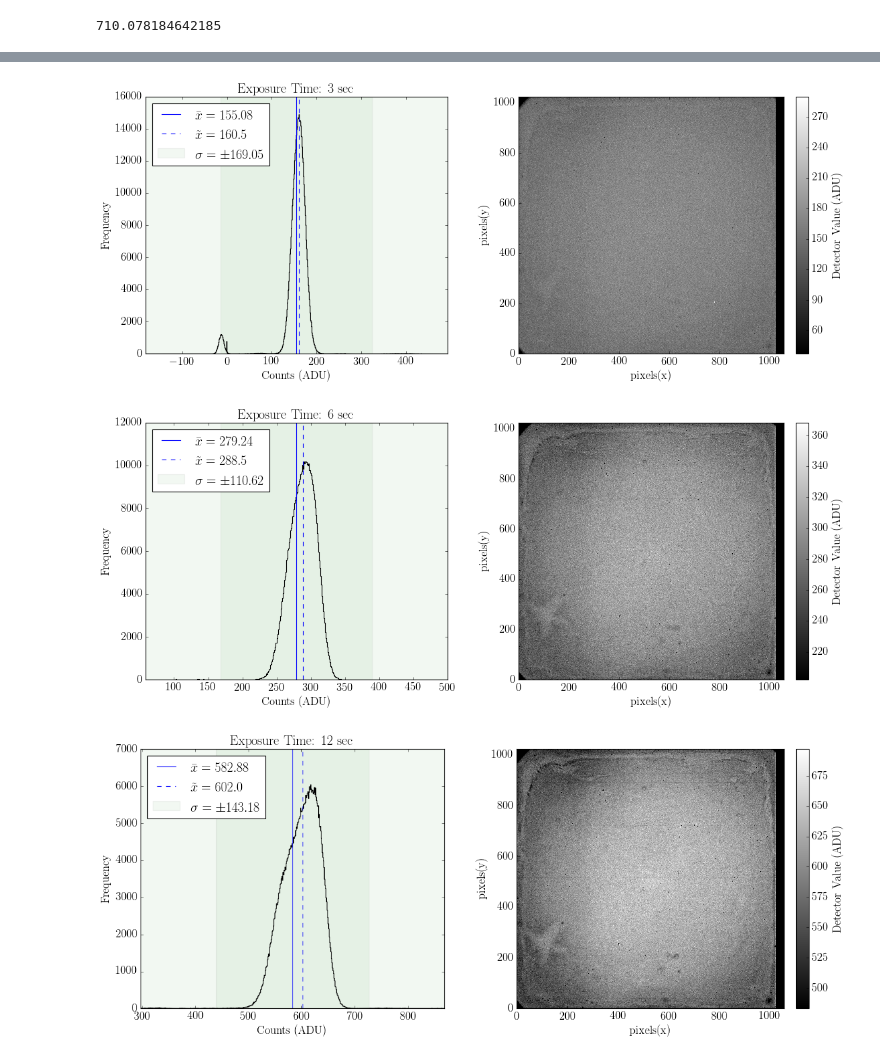
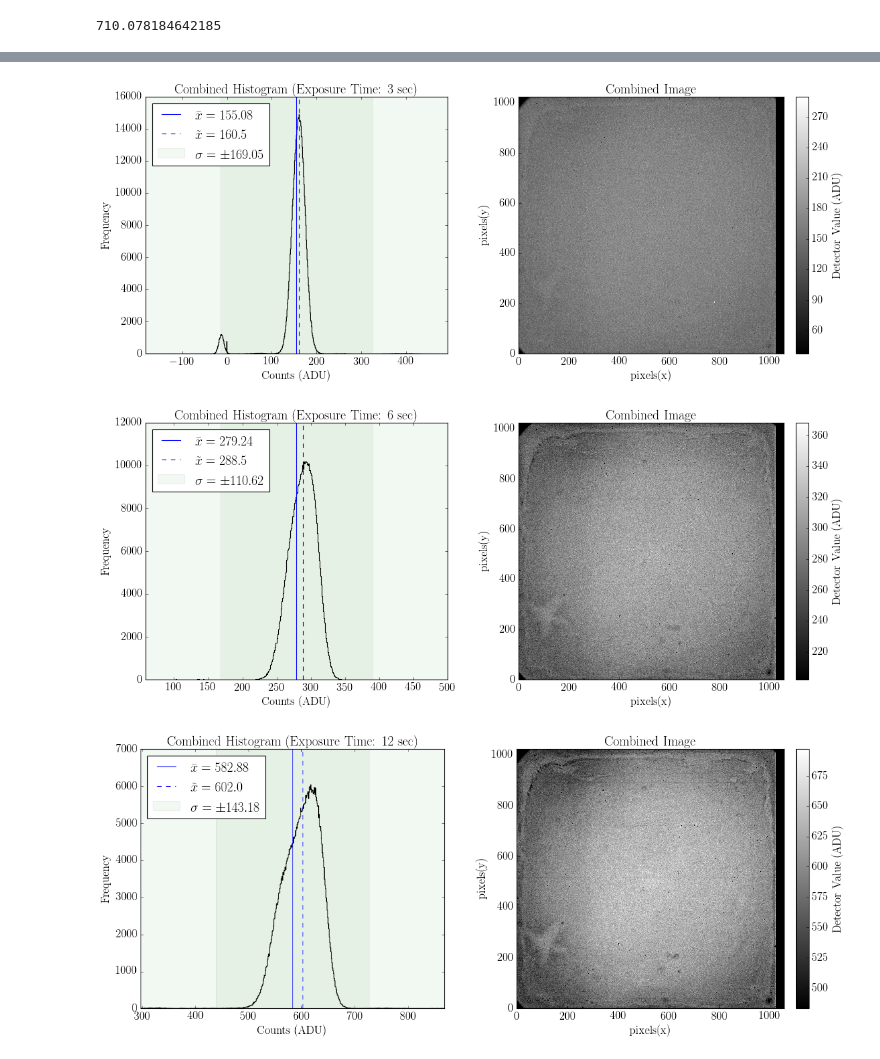
Before and after one commit to jbirky/photonCounting, a Jupyter notebook: analysis.ipynb, the cells around one changed output, grey strips where cells are left out. Drawn from its saved outputs; the diff is of its cells as text; code cells hidden in the pictures.

```diff
--- a/analysis.ipynb
+++ b/analysis.ipynb
@@ -173,7 +180,7 @@ def plotAll(array2D, **kwargs):
     ax1.set_ylabel('Frequency')
 
     if 'exp' in kwargs:
-        ax1.set_title('Exposure Time: %s sec'%(exp))
+        ax1.set_title('Combined Histogram (Exposure Time: %s sec)'%(exp))
     ax1.set_xlim(rng)
 
     # Image
@@ -182,6 +189,7 @@ def plotAll(array2D, **kwargs):
     fig.colorbar(pl, ax=ax2, fraction=0.046, pad=0.04).set_label('Detector Value (ADU)')
     ax2.set_xlabel('pixels(x)')
     ax2.set_ylabel('pixels(y)')
+    ax2.set_title('Combined Image')
 
     if 'save_dir' in kwargs:
         save_dir = kwargs.get('save_dir')
@@ -196,12 +204,19 @@ plotAll(bias_2D, rng=[900,960], hrng=[900,960], exp=0, save_dir='writeup/plots/'
 # %%
-frames = natsorted(os.listdir('data/'))[1:]
+files = natsorted(os.listdir('data/'))[1:]
+exp_times = np.array([int(f.split('exp')[1]) for f in files])
 
-for exp in frames:
+frames = []
+for exp in exp_times:
+
     #Read frames, combine, and subtract combined bias frame
-    array3D = readData('data/%s/'%(exp))
+    array3D = readData('data/exp%s/'%(exp))
     array2D = combineFrame(array3D) - bias_2D
-    plotAll(array2D, sigma=2, exp=exp.split('exp')[1], save_dir='writeup/plots/')
+
+    frames.append(array2D.flatten())
+
+    #Plot histogram and image & save to .png
+    plotAll(array2D, sigma=2, exp=exp, save_dir='writeup/plots/')
 # %% [output]
-[figure, old version]
+[figure, new version]
-[figure, old version]
+[figure, new version]
-[figure, old version]
+[figure, new version]
```
Also changed, not shown: parts of 6 cells of this notebook.
